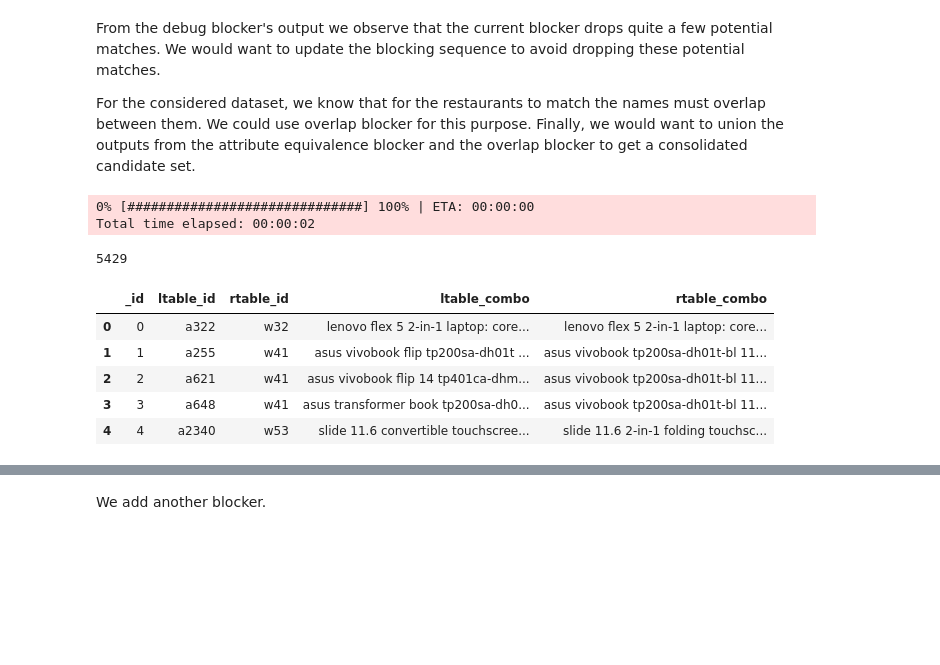
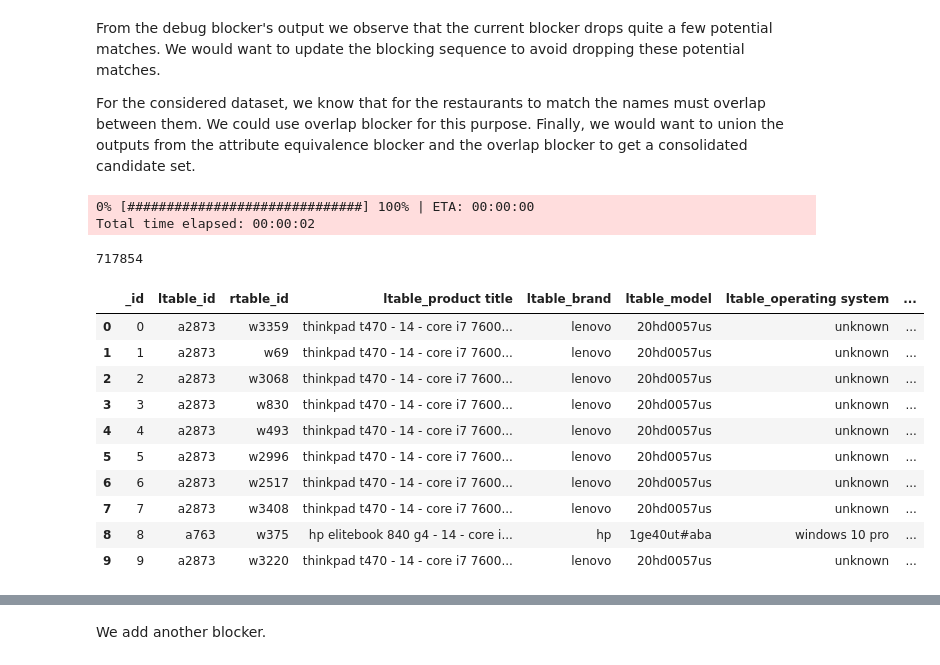
Before and after one commit to dliangsta/CS839-project, a Jupyter notebook: stage-3/notebook.ipynb, the cells around one changed output, grey strips where cells are left out. Cells and saved outputs as stored; diff of their text form; code cells hidden in the pictures; blank space fills up the shorter version.

```diff
--- a/stage-3/notebook.ipynb
+++ b/stage-3/notebook.ipynb
@@ -130,26 +130,32 @@ ob = em.OverlapBlocker()
 
 # Block tables using 'combo' attribute
 C2 = ob.block_tables(A, B, 'combo', 'combo',
-                    l_output_attrs=['id','combo'],
-                    r_output_attrs=['id','combo'],
-                    overlap_size=80,
+                    l_output_attrs=['id','model','combo'],
+                    r_output_attrs=['id','model','combo'],
+                    overlap_size=30,
                     q_val=5,
                     word_level=False,
-                    show_progress=False,
+                    show_progress=True,
                     n_jobs=-1
                     )
 len(C2)
 # %% [output]
 0% [##############################] 100% | ETA: 00:00:00
 Total time elapsed: 00:00:02
-5429
+717854
-# %%
-# Display first two rows from C2
-C2.head()
-# %% [output]
-|  | _id | ltable_id | rtable_id | ltable_combo | rtable_combo |
-| 0 | 0 | a322 | w32 | lenovo flex 5 2-in-1 laptop: core... | lenovo flex 5 2-in-1 laptop: core... |
-| 1 | 1 | a255 | w41 | asus vivobook flip tp200sa-dh01t ... | asus vivobook tp200sa-dh01t-bl 11... |
-| 2 | 2 | a621 | w41 | asus vivobook flip 14 tp401ca-dhm... | asus vivobook tp200sa-dh01t-bl 11... |
-| 3 | 3 | a648 | w41 | asus transformer book tp200sa-dh0... | asus vivobook tp200sa-dh01t-bl 11... |
-| 4 | 4 | a2340 | w53 | slide 11.6 convertible touchscree... | slide 11.6 2-in-1 folding touchsc... |
+# %%
+# Debug again
+dbg = em.debug_blocker(C2, A, B, output_size=10)
+dbg
+# %% [output]
+|  | _id | ltable_id | rtable_id | ltable_product title | ltable_brand | ltable_model | ltable_operating system | ... |
+| 0 | 0 | a2873 | w3359 | thinkpad t470 - 14 - core i7 7600... | lenovo | 20hd0057us | unknown | ... |
+| 1 | 1 | a2873 | w69 | thinkpad t470 - 14 - core i7 7600... | lenovo | 20hd0057us | unknown | ... |
+| 2 | 2 | a2873 | w3068 | thinkpad t470 - 14 - core i7 7600... | lenovo | 20hd0057us | unknown | ... |
+| 3 | 3 | a2873 | w830 | thinkpad t470 - 14 - core i7 7600... | lenovo | 20hd0057us | unknown | ... |
+| 4 | 4 | a2873 | w493 | thinkpad t470 - 14 - core i7 7600... | lenovo | 20hd0057us | unknown | ... |
+| 5 | 5 | a2873 | w2996 | thinkpad t470 - 14 - core i7 7600... | lenovo | 20hd0057us | unknown | ... |
+| 6 | 6 | a2873 | w2517 | thinkpad t470 - 14 - core i7 7600... | lenovo | 20hd0057us | unknown | ... |
+| 7 | 7 | a2873 | w3408 | thinkpad t470 - 14 - core i7 7600... | lenovo | 20hd0057us | unknown | ... |
+| 8 | 8 | a763 | w375 | hp elitebook 840 g4 - 14 - core i... | hp | 1ge40ut#aba | windows 10 pro | ... |
+| 9 | 9 | a2873 | w3220 | thinkpad t470 - 14 - core i7 7600... | lenovo | 20hd0057us | unknown | ... |
```
Also changed, not shown: parts of 16 cells of this notebook, 1 other file.
